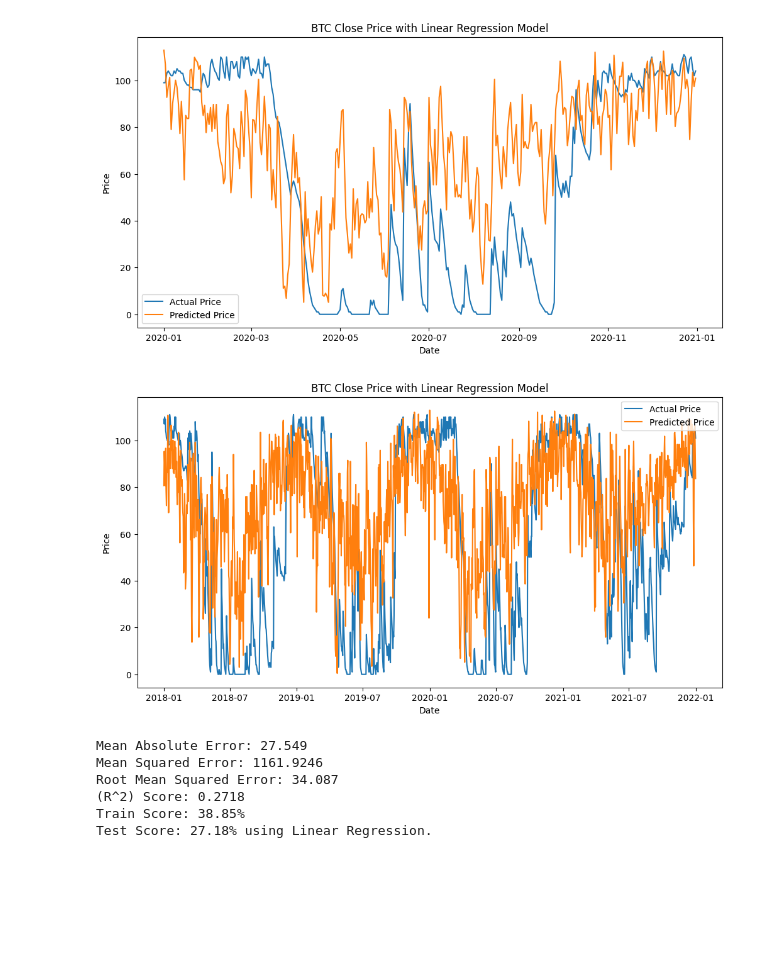
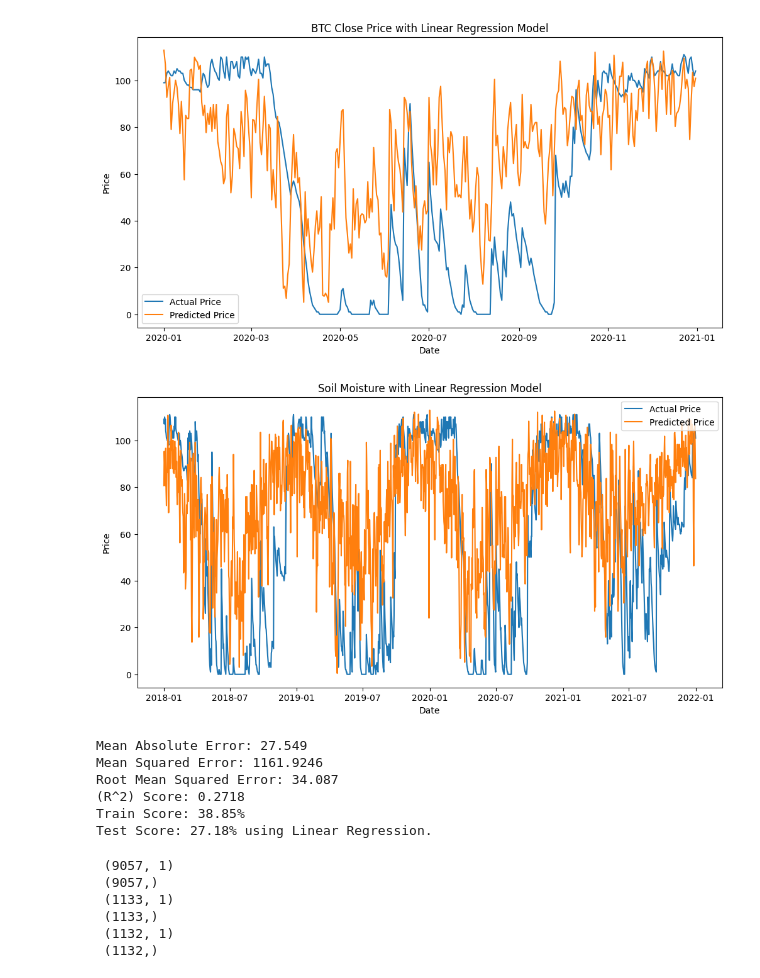
Before and after one commit to RompfRobert/Machine_Learning_and_Deep_Learning, a Jupyter notebook: Capstone-Project/rrompf_capstone.ipynb, the cells around one changed output. Drawn from its saved outputs; the diff is of its cells as text; code cells hidden in the pictures; blank space fills up the shorter version.

```diff
--- a/Capstone-Project/rrompf_capstone.ipynb
+++ b/Capstone-Project/rrompf_capstone.ipynb
@@ -322,15 +331,15 @@ plt.show()
 # %%
 # Plotting the predicted values against the original values
 plt.figure(figsize=(12,6))
 plt.plot(predicted_moisture['Original_BF10']['2018':])
 plt.plot(predicted_moisture['Predicted_BF10']['2018':])
 plt.legend(['Actual Price', 'Predicted Price'])
-plt.title('BTC Close Price with Linear Regression Model')
+plt.title('Soil Moisture with Linear Regression Model')
 plt.ylabel("Price")
 plt.xlabel('Date')
 plt.show()
 # %% [output]
-[figure, old version]
+[figure, new version]
 # %%
 from sklearn import metrics
 
@@ -347,3 +356,24 @@ Root Mean Squared Error: 34.087
 (R^2) Score: 0.2718
 Train Score: 38.85%
 Test Score: 27.18% using Linear Regression.
+# %%
+# Dropping columns we won't be using for the predictions of closing price
+X = reindexed_df[['RF_TER']]
+
+# Getting just the closing price column
+y = reindexed_df['BF10']
+
+# Test train split
+X_train, X_test, y_train, y_test = train_test_split(X, y, shuffle=False, test_size=.2, random_state=random_seed)
+X_test, X_val, y_test, y_val = train_test_split(X_test, y_test, test_size=0.5, shuffle=False, random_state=random_seed)
+
+print("", X_train.shape, "\n", y_train.shape,
+      "\n", X_val.shape, "\n", y_val.shape,
+      "\n", X_test.shape, "\n", y_test.shape)
+# %% [output]
+ (9057, 1)
+ (9057,)
+ (1133, 1)
+ (1133,)
+ (1132, 1)
+ (1132,)
```
Also changed, not shown: parts of 22 cells of this notebook, 1 other file.
